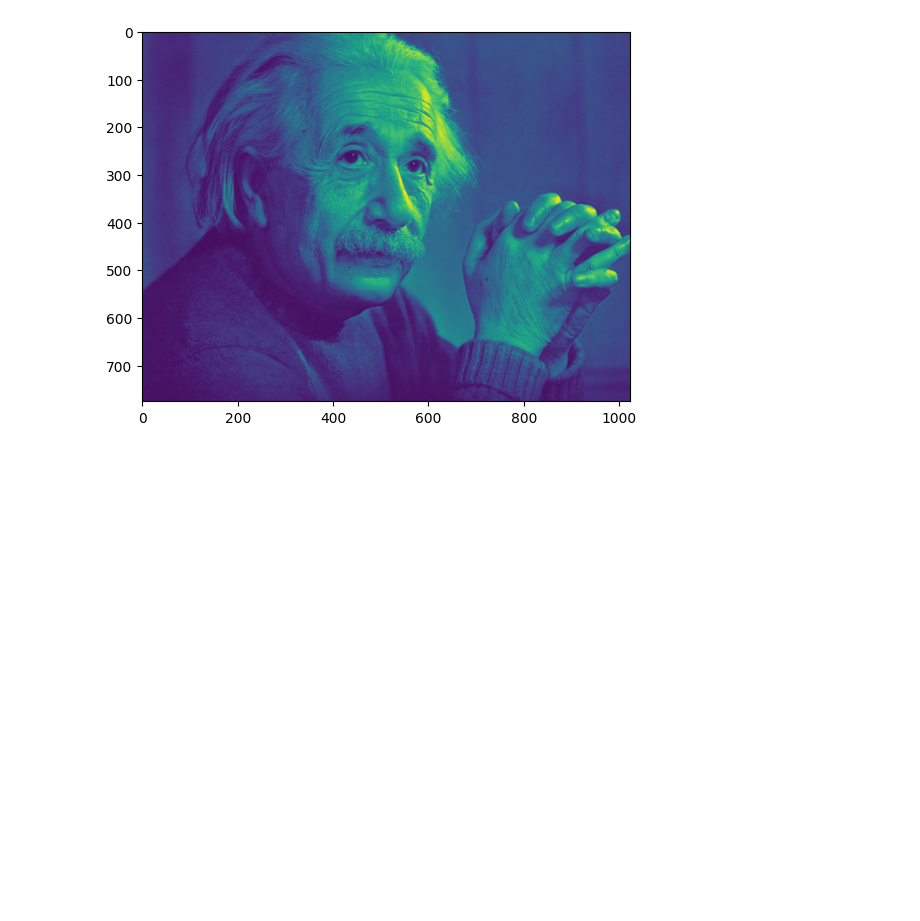
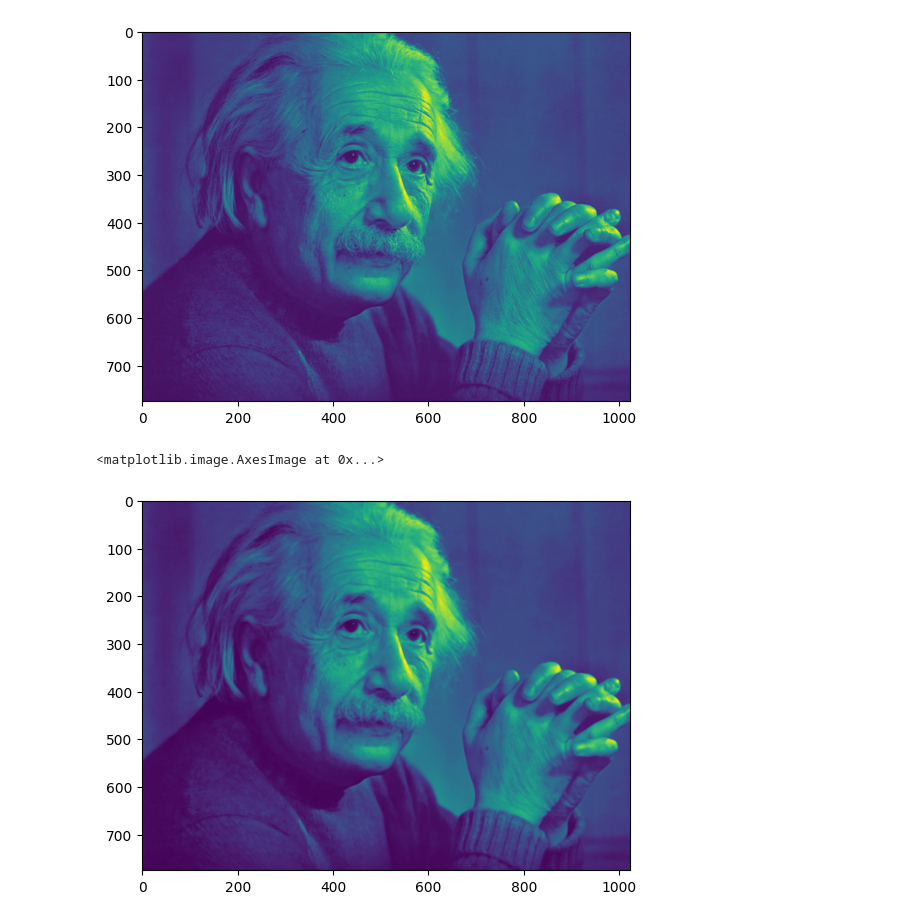
Before and after one commit to cmd-cosmos/learning, a Jupyter notebook: fun-programs/python/misc/cartoonify.ipynb, the cells around one changed output. Drawn from its saved outputs; the diff is of its cells as text; code cells hidden in the pictures; blank space fills up the shorter version.

Commit message:
Added blur and edge detection

```diff
--- a/fun-programs/python/misc/cartoonify.ipynb
+++ b/fun-programs/python/misc/cartoonify.ipynb
@@ -20,3 +20,10 @@ plt.imshow(gray)
 # %% [output]
 <matplotlib.image.AxesImage at 0x...>
 [figure]
+# %%
+blur = cv2.medianBlur(gray, 5)
+
+plt.imshow(blur)
+# %% [output]
+<matplotlib.image.AxesImage at 0x...>
+[figure, added]
```
Also changed, not shown: parts of 1 cell of this notebook.
